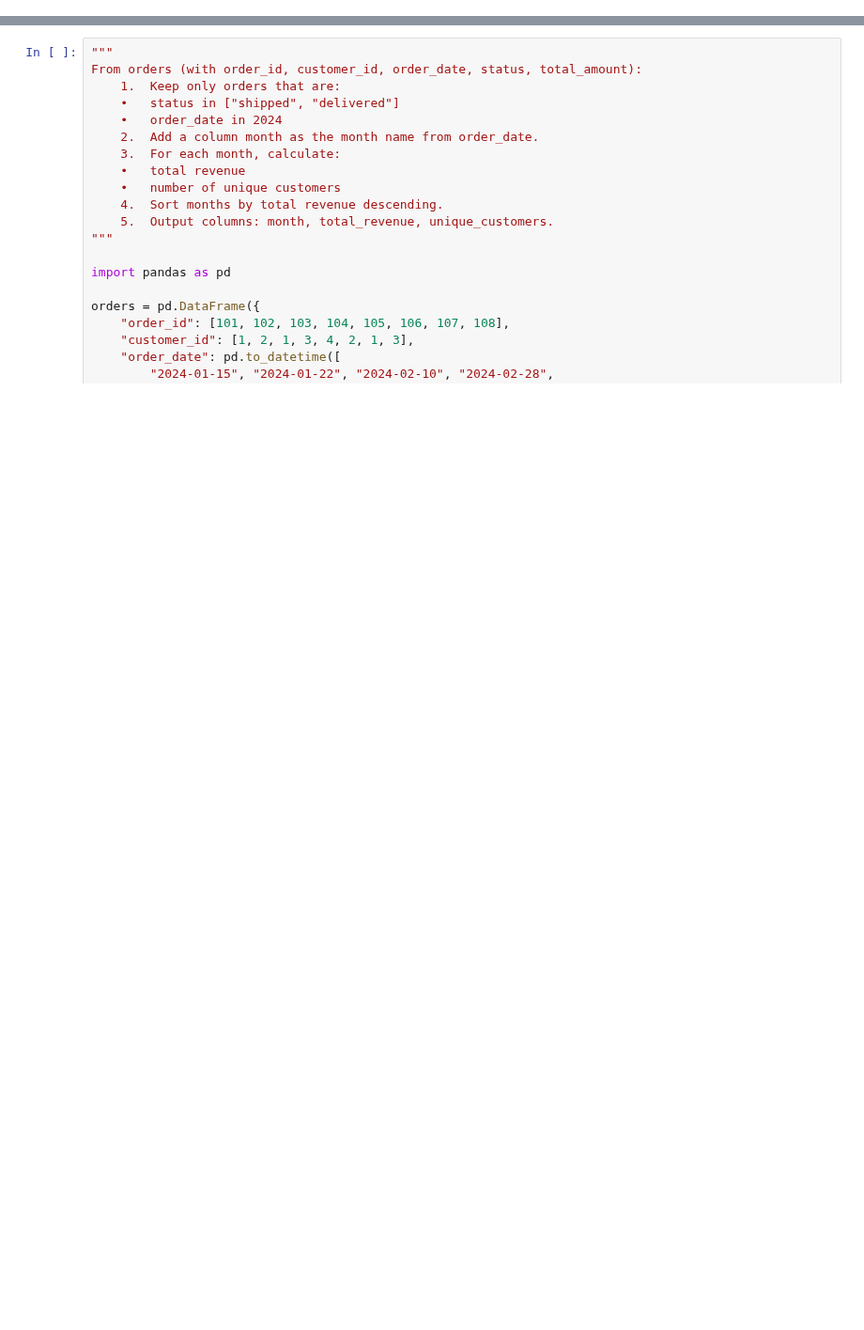
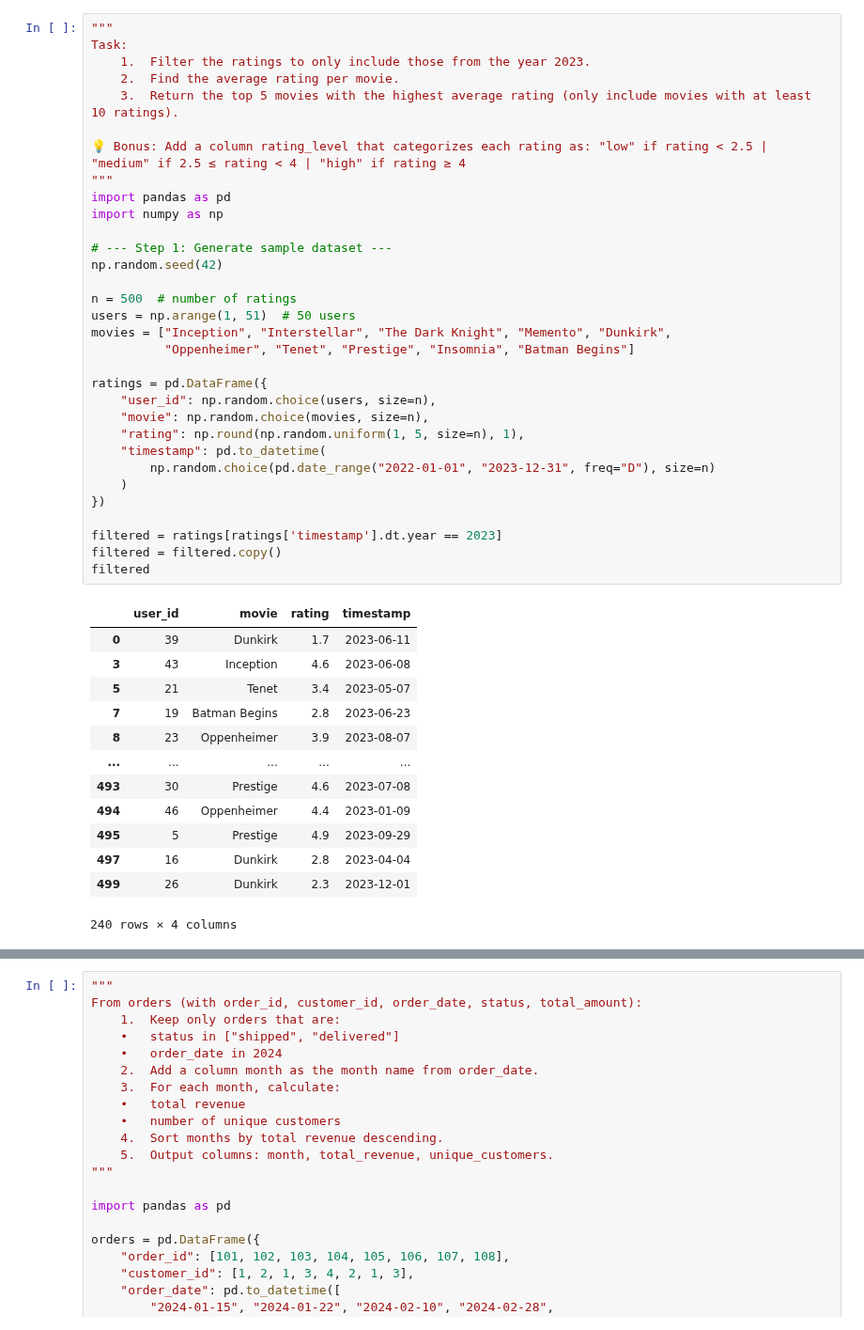
Before and after one commit to edmiller824/sf_tech, a Jupyter notebook: reps.ipynb, the cells around one changed output, grey strips where cells are left out. Shown at 94% size. Drawn from its saved outputs; the diff is of its cells as text; blank space fills up the shorter version.

Commit message:
pandas practice

```diff
--- a/reps.ipynb
+++ b/reps.ipynb
@@ -0,0 +1,46 @@
+# %%
+"""
+Task:
+	1.	Filter the ratings to only include those from the year 2023.
+	2.	Find the average rating per movie.
+	3.	Return the top 5 movies with the highest average rating (only include movies with at least 10 ratings).
+
+💡 Bonus: Add a column rating_level that categorizes each rating as: "low" if rating < 2.5 | "medium" if 2.5 ≤ rating < 4 | "high" if rating ≥ 4
+"""
+import pandas as pd
+import numpy as np
+
+# --- Step 1: Generate sample dataset ---
+np.random.seed(42)
+
+n = 500  # number of ratings
+users = np.arange(1, 51)  # 50 users
+movies = ["Inception", "Interstellar", "The Dark Knight", "Memento", "Dunkirk",
+          "Oppenheimer", "Tenet", "Prestige", "Insomnia", "Batman Begins"]
+
+ratings = pd.DataFrame({
+    "user_id": np.random.choice(users, size=n),
+    "movie": np.random.choice(movies, size=n),
+    "rating": np.round(np.random.uniform(1, 5, size=n), 1),
+    "timestamp": pd.to_datetime(
+        np.random.choice(pd.date_range("2022-01-01", "2023-12-31", freq="D"), size=n)
+    )
+})
+
+filtered = ratings[ratings['timestamp'].dt.year == 2023]
+filtered = filtered.copy()
+filtered
+# %% [output]
+|  | user_id | movie | rating | timestamp |
+| 0 | 39 | Dunkirk | 1.7 | 2023-06-11 |
+| 3 | 43 | Inception | 4.6 | 2023-06-08 |
+| 5 | 21 | Tenet | 3.4 | 2023-05-07 |
+| 7 | 19 | Batman Begins | 2.8 | 2023-06-23 |
+| 8 | 23 | Oppenheimer | 3.9 | 2023-08-07 |
+| ... | ... | ... | ... | ... |
+| 493 | 30 | Prestige | 4.6 | 2023-07-08 |
+| 494 | 46 | Oppenheimer | 4.4 | 2023-01-09 |
+| 495 | 5 | Prestige | 4.9 | 2023-09-29 |
+| 497 | 16 | Dunkirk | 2.8 | 2023-04-04 |
+| 499 | 26 | Dunkirk | 2.3 | 2023-12-01 |
+240 rows × 4 columns
```
Also changed, not shown: parts of 3 cells of this notebook.
